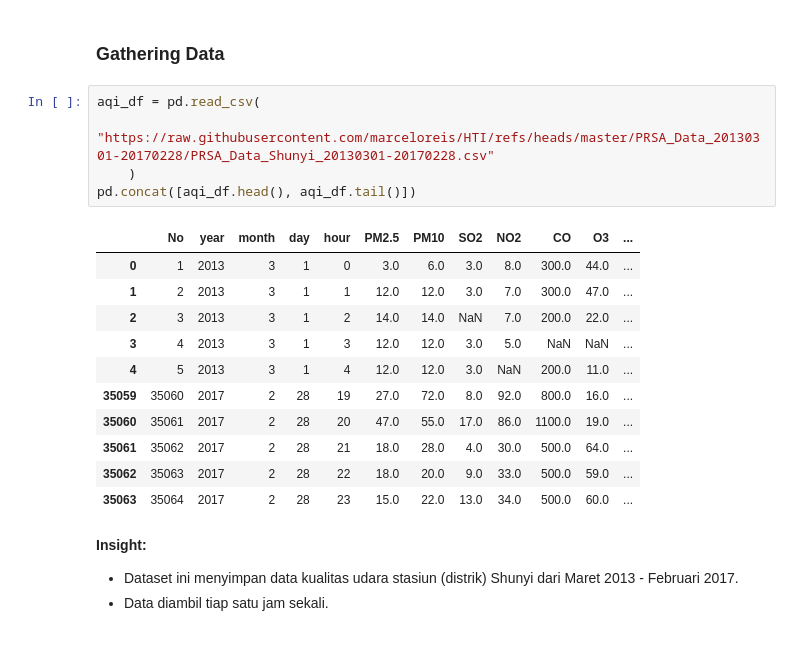
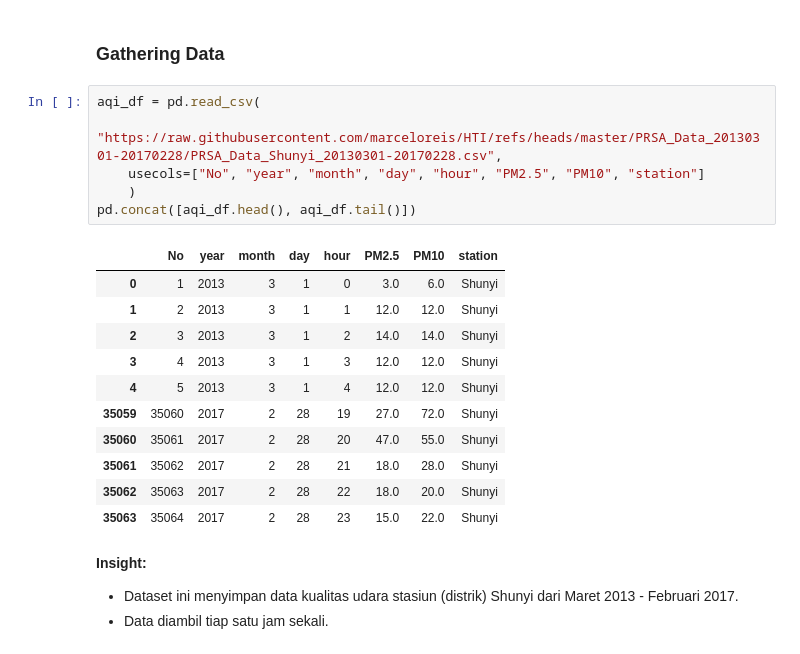
Before and after one commit to mochamadboval/shunyi-aqi, a Jupyter notebook: notebook.ipynb, the cells around one changed output. Cells and saved outputs as stored; diff of their text form.

```diff
--- a/notebook.ipynb
+++ b/notebook.ipynb
@@ -21,21 +21,22 @@ import seaborn as sns
 ### Gathering Data
 # %%
 aqi_df = pd.read_csv(
-    "https://raw.githubusercontent.com/marceloreis/HTI/refs/heads/master/PRSA_Data_20130301-20170228/PRSA_Data_Shunyi_20130301-20170228.csv"
+    "https://raw.githubusercontent.com/marceloreis/HTI/refs/heads/master/PRSA_Data_20130301-20170228/PRSA_Data_Shunyi_20130301-20170228.csv",
+    usecols=["No", "year", "month", "day", "hour", "PM2.5", "PM10", "station"]
     )
 pd.concat([aqi_df.head(), aqi_df.tail()])
 # %% [output]
-|  | No | year | month | day | hour | PM2.5 | PM10 | SO2 | NO2 | CO | O3 | ... |
-| 0 | 1 | 2013 | 3 | 1 | 0 | 3.0 | 6.0 | 3.0 | 8.0 | 300.0 | 44.0 | ... |
-| 1 | 2 | 2013 | 3 | 1 | 1 | 12.0 | 12.0 | 3.0 | 7.0 | 300.0 | 47.0 | ... |
-| 2 | 3 | 2013 | 3 | 1 | 2 | 14.0 | 14.0 | NaN | 7.0 | 200.0 | 22.0 | ... |
-| 3 | 4 | 2013 | 3 | 1 | 3 | 12.0 | 12.0 | 3.0 | 5.0 | NaN | NaN | ... |
-| 4 | 5 | 2013 | 3 | 1 | 4 | 12.0 | 12.0 | 3.0 | NaN | 200.0 | 11.0 | ... |
-| 35059 | 35060 | 2017 | 2 | 28 | 19 | 27.0 | 72.0 | 8.0 | 92.0 | 800.0 | 16.0 | ... |
-| 35060 | 35061 | 2017 | 2 | 28 | 20 | 47.0 | 55.0 | 17.0 | 86.0 | 1100.0 | 19.0 | ... |
-| 35061 | 35062 | 2017 | 2 | 28 | 21 | 18.0 | 28.0 | 4.0 | 30.0 | 500.0 | 64.0 | ... |
-| 35062 | 35063 | 2017 | 2 | 28 | 22 | 18.0 | 20.0 | 9.0 | 33.0 | 500.0 | 59.0 | ... |
-| 35063 | 35064 | 2017 | 2 | 28 | 23 | 15.0 | 22.0 | 13.0 | 34.0 | 500.0 | 60.0 | ... |
+|  | No | year | month | day | hour | PM2.5 | PM10 | station |
+| 0 | 1 | 2013 | 3 | 1 | 0 | 3.0 | 6.0 | Shunyi |
+| 1 | 2 | 2013 | 3 | 1 | 1 | 12.0 | 12.0 | Shunyi |
+| 2 | 3 | 2013 | 3 | 1 | 2 | 14.0 | 14.0 | Shunyi |
+| 3 | 4 | 2013 | 3 | 1 | 3 | 12.0 | 12.0 | Shunyi |
+| 4 | 5 | 2013 | 3 | 1 | 4 | 12.0 | 12.0 | Shunyi |
+| 35059 | 35060 | 2017 | 2 | 28 | 19 | 27.0 | 72.0 | Shunyi |
+| 35060 | 35061 | 2017 | 2 | 28 | 20 | 47.0 | 55.0 | Shunyi |
+| 35061 | 35062 | 2017 | 2 | 28 | 21 | 18.0 | 28.0 | Shunyi |
+| 35062 | 35063 | 2017 | 2 | 28 | 22 | 18.0 | 20.0 | Shunyi |
+| 35063 | 35064 | 2017 | 2 | 28 | 23 | 15.0 | 22.0 | Shunyi |
 # %% [markdown]
 **Insight:**
 - Dataset ini menyimpan data kualitas udara stasiun (distrik) Shunyi dari Maret 2013 - Februari 2017.
```
Also changed, not shown: parts of 17 cells of this notebook, 3 other files.
